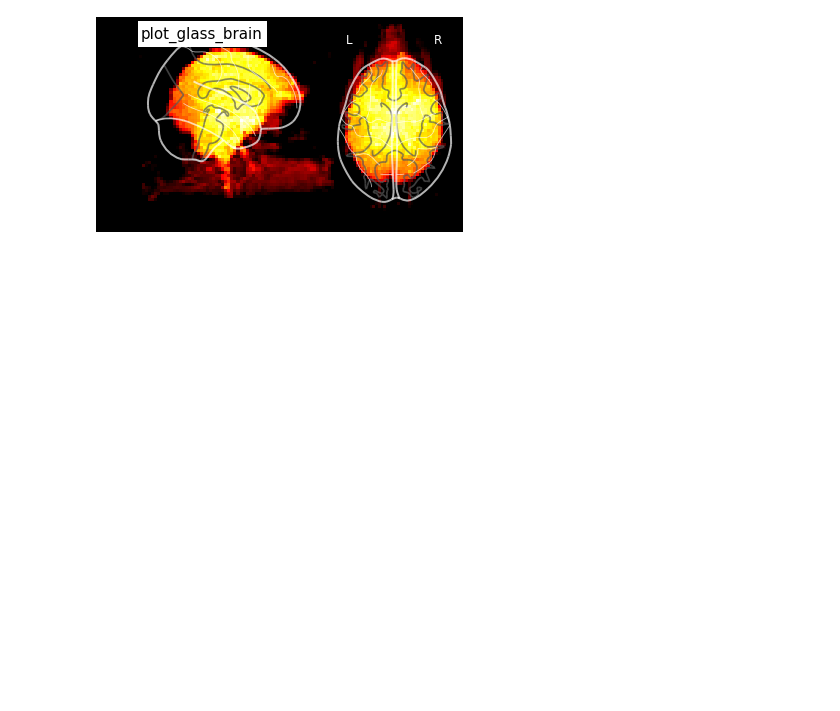
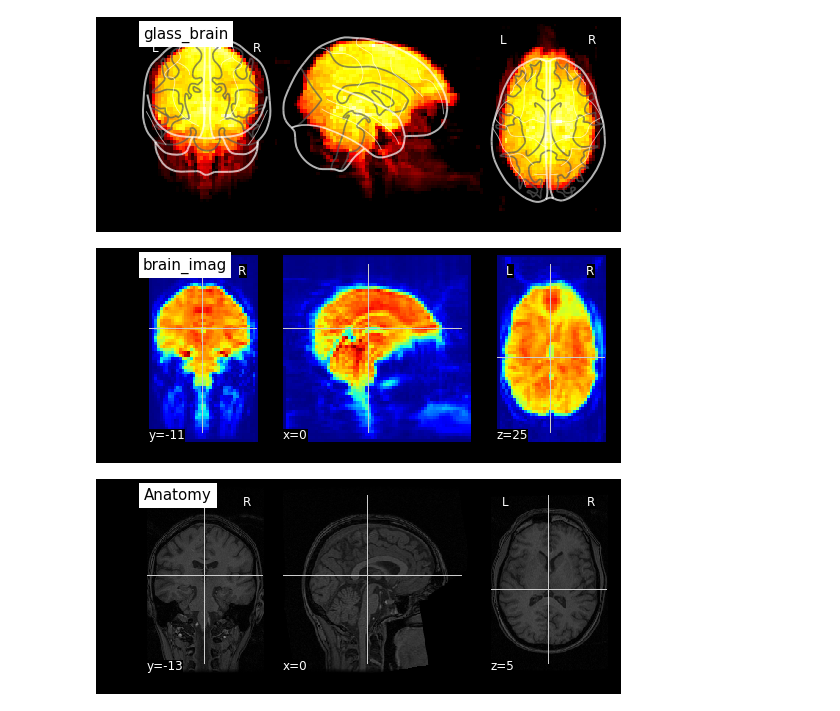
Before and after one commit to niallmcs/brainProject, a Jupyter notebook: brain_project/Glass Brain Example.ipynb, the cells around one changed output. Saved outputs shown, nothing was run; the diff lists cells and outputs as text; code cells hidden in the pictures; blank space fills up the shorter version.

```diff
--- a/brain_project/Glass Brain Example.ipynb
+++ b/brain_project/Glass Brain Example.ipynb
@@ -1,17 +1,24 @@
 # %%
 %matplotlib inline
 
 from nilearn import image
 from nilearn import plotting
 
-volume = image.index_img("../data/ds105_raw/ds105/sub001/BOLD/task001_run001/bold.nii.gz", 0)
+bold = image.index_img("../data/ds105_raw/ds105/sub002/BOLD/task001_run001/bold.nii.gz", 0)
 
-plotting.plot_glass_brain(volume, title='plot_glass_brain',
-    black_bg=True, display_mode='xz')
+plotting.plot_glass_brain(bold, title='glass_brain',
+    black_bg=True, display_mode='ortho')
+
+plotting.plot_img(bold, title='brain_imag',
+    black_bg=True)
+
+plotting.plot_anat("../data/ds105_raw/ds105/sub001/anatomy/highres001.nii.gz", title='Anatomy')
 
 import matplotlib.pyplot as plt
 plt.show()
 # %% [output]
-[figure, old version]
+[figure, new version]
+[figure, added]
+[figure, added]
 # %%
 1 + 1
```
Also changed, not shown: parts of 3 cells of this notebook, 4 other files.
